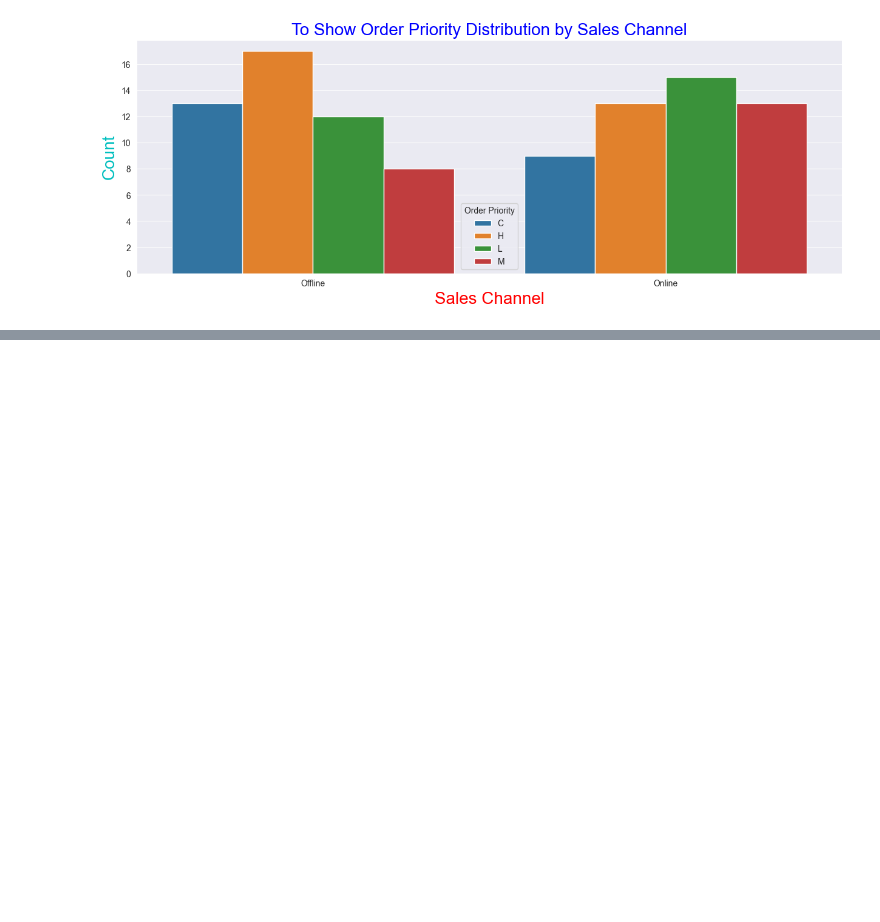
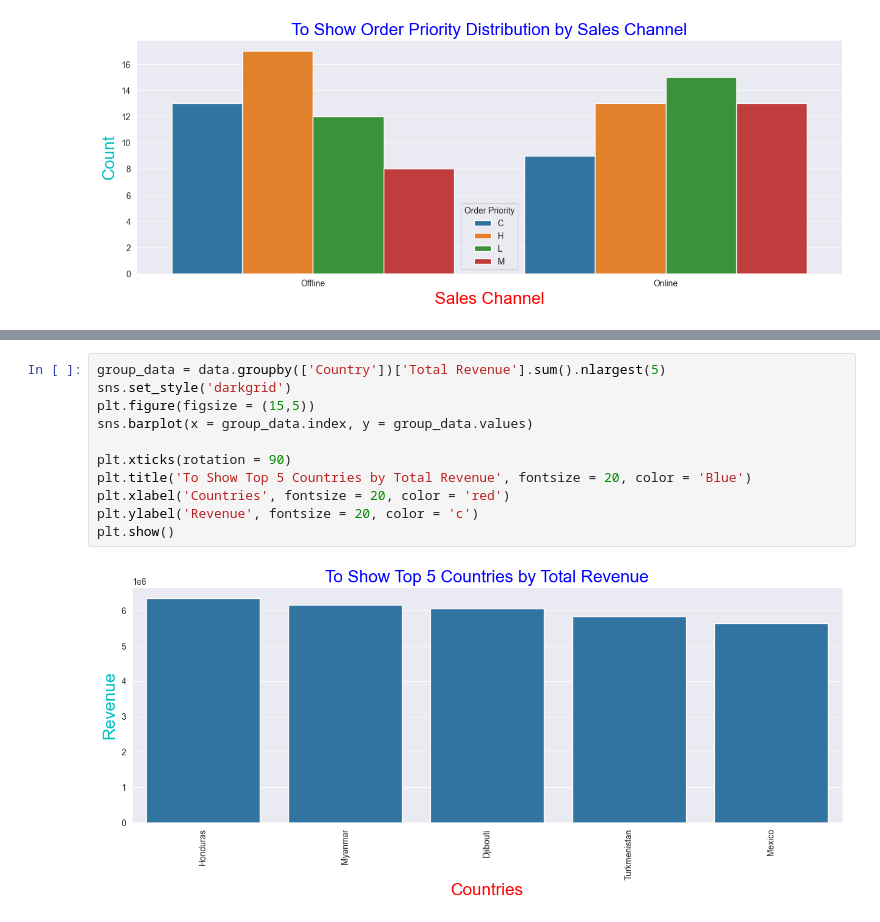
Before and after one commit to gdprasad1201/Amazon-Sales-Data-Analytics-Mini-Project, a Jupyter notebook: sales.ipynb, the cells around one changed output, grey strips where cells are left out. Drawn from its saved outputs; the diff is of its cells as text; blank space fills up the shorter version.

```diff
--- a/sales.ipynb
+++ b/sales.ipynb
@@ -198,0 +235,13 @@ plt.show()
+# %%
+group_data = data.groupby(['Country'])['Total Revenue'].sum().nlargest(5)
+sns.set_style('darkgrid')
+plt.figure(figsize = (15,5))
+sns.barplot(x = group_data.index, y = group_data.values)
+
+plt.xticks(rotation = 90)
+plt.title('To Show Top 5 Countries by Total Revenue', fontsize = 20, color = 'Blue')
+plt.xlabel('Countries', fontsize = 20, color = 'red')
+plt.ylabel('Revenue', fontsize = 20, color = 'c')
+plt.show()
+# %% [output]
+[figure, added]
```
Also changed, not shown: parts of 14 cells of this notebook.
